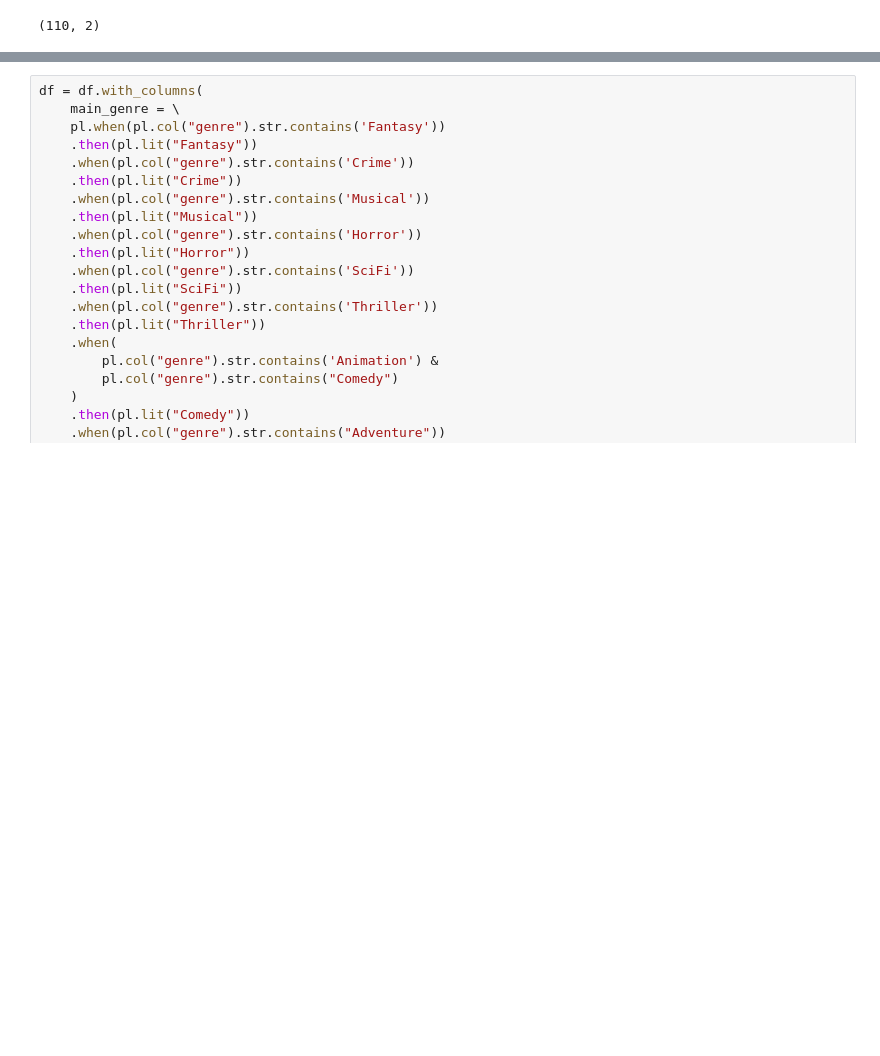
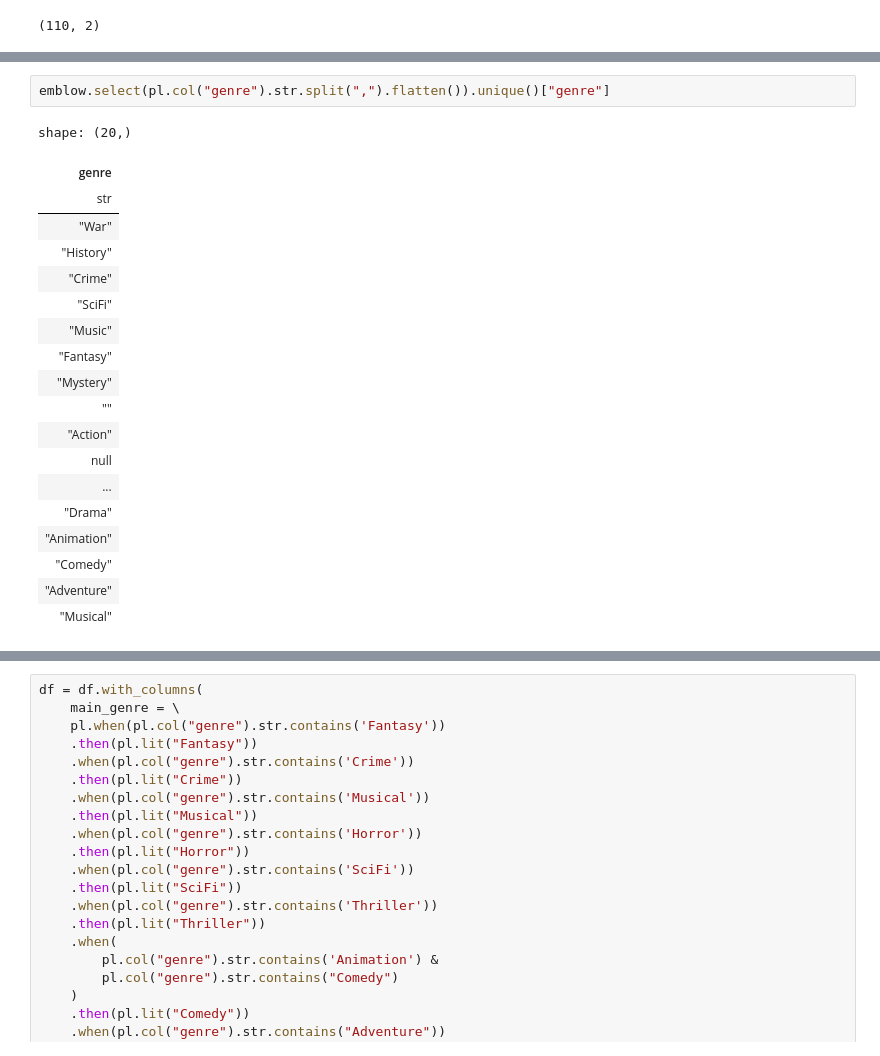
Before and after one commit to award96/Movie-Script-Vector-Search, a Jupyter notebook: 3-visualize-similarity.ipynb, the cells around one changed output, grey strips where cells are left out. Drawn from its saved outputs; the diff is of its cells as text; blank space fills up the shorter version.

```diff
--- a/3-visualize-similarity.ipynb
+++ b/3-visualize-similarity.ipynb
@@ -66,0 +293,22 @@ OMP: Info #276: omp_set_nested routine deprecated, please use omp_set_max_active
+# %%
+emblow.select(pl.col("genre").str.split(",").flatten()).unique()["genre"]
+# %% [output]
+shape: (20,)
+| genre |
+| str |
+| "War" |
+| "History" |
+| "Crime" |
+| "SciFi" |
+| "Music" |
+| "Fantasy" |
+| "Mystery" |
+| "" |
+| "Action" |
+| null |
+| ... |
+| "Drama" |
+| "Animation" |
+| "Comedy" |
+| "Adventure" |
+| "Musical" |
```
Also changed, not shown: parts of 24 cells of this notebook.
